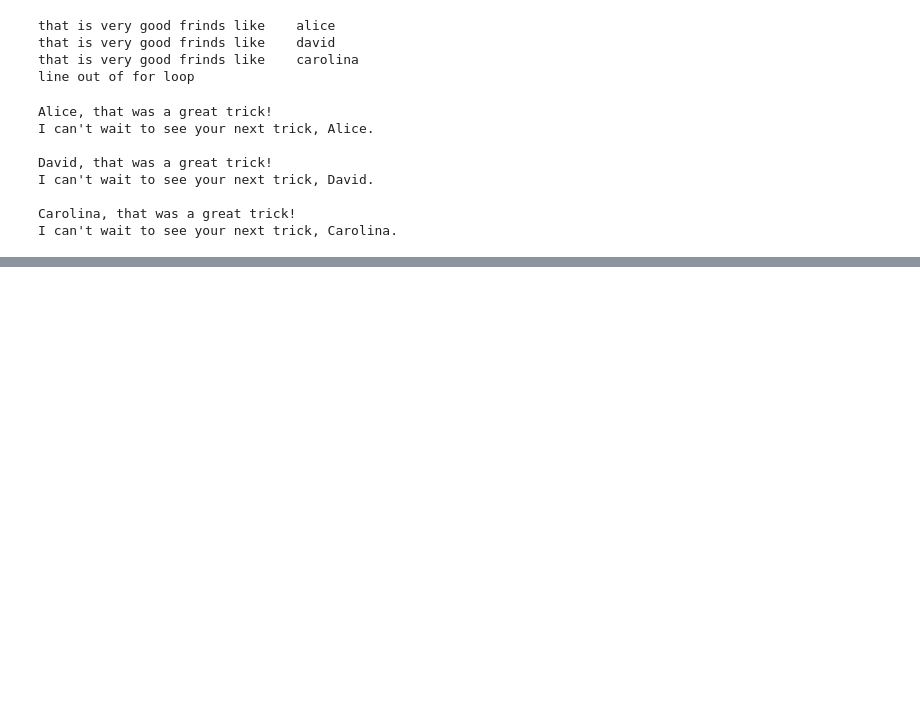
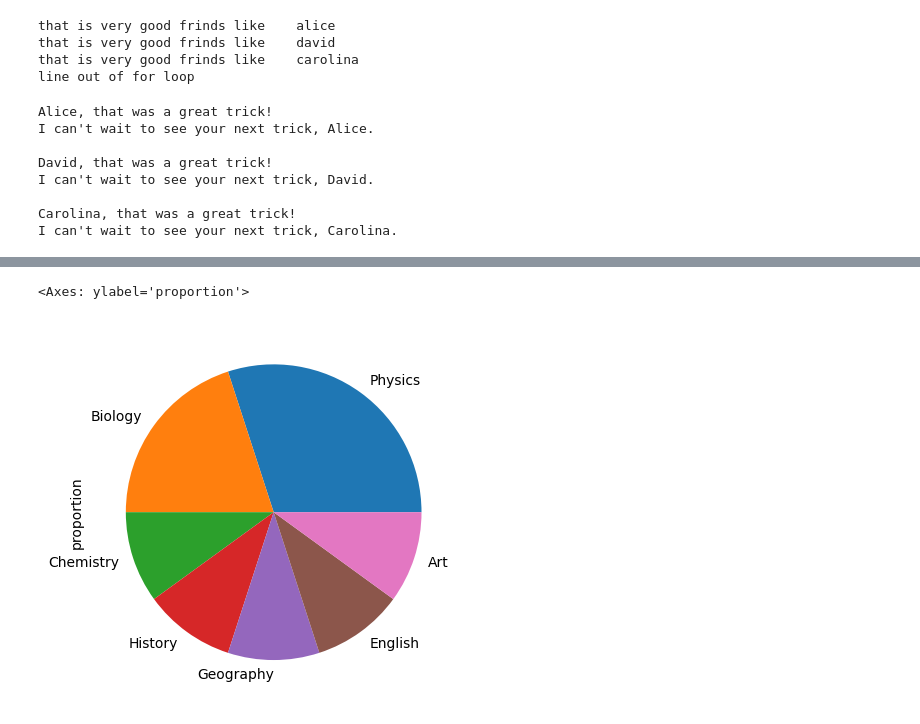
Before and after one commit to IamUmarRasheed/Python_learning, a Jupyter notebook: prac1.ipynb, the cells around one changed output, grey strips where cells are left out. Cells and saved outputs as stored; diff of their text form; code cells hidden in the pictures; blank space fills up the shorter version.

```diff
--- a/prac1.ipynb
+++ b/prac1.ipynb
@@ -219,0 +2011,5 @@ I can't wait to see your next trick, Carolina.
+# %%
+student_df.course.value_counts(normalize=True).plot(kind='pie')
+# %% [output]
+<Axes: ylabel='proportion'>
+[figure, added]
```
Also changed, not shown: parts of 207 cells of this notebook, 16 other files.
